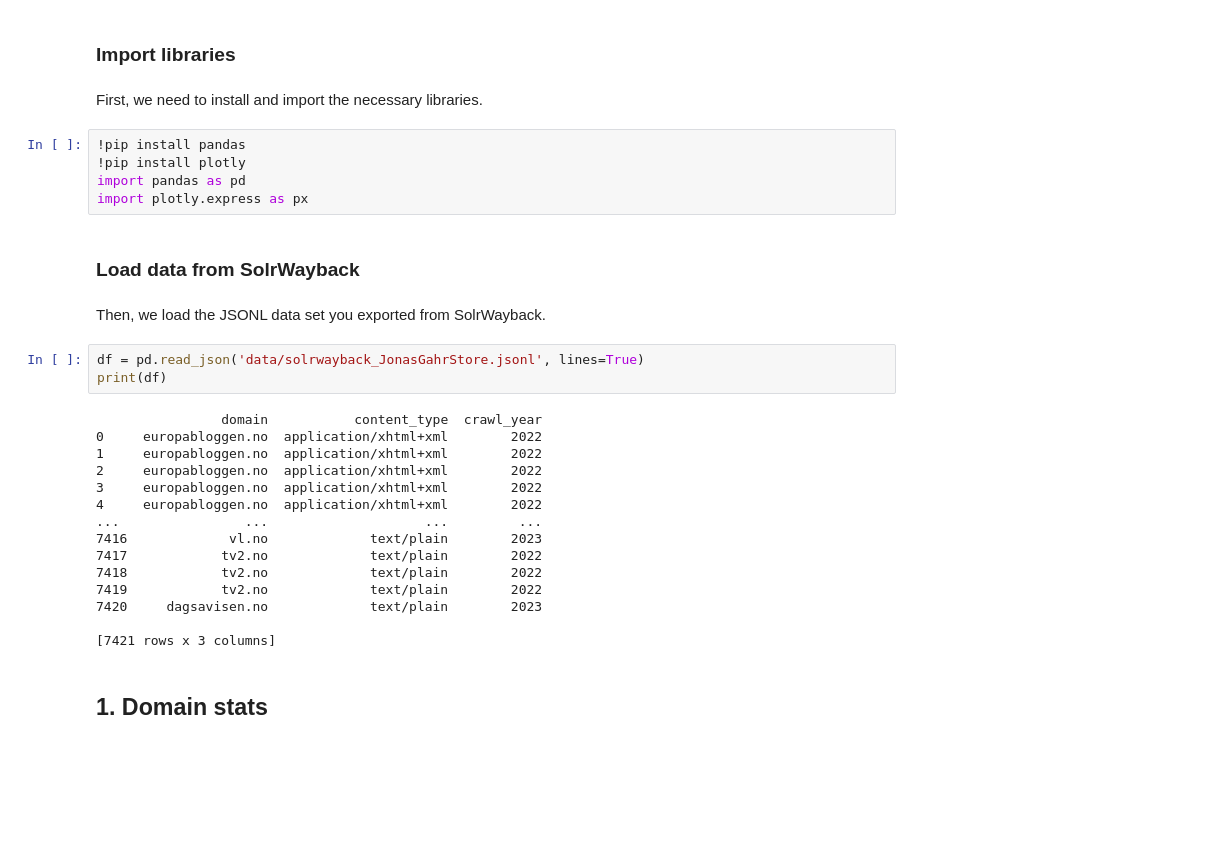
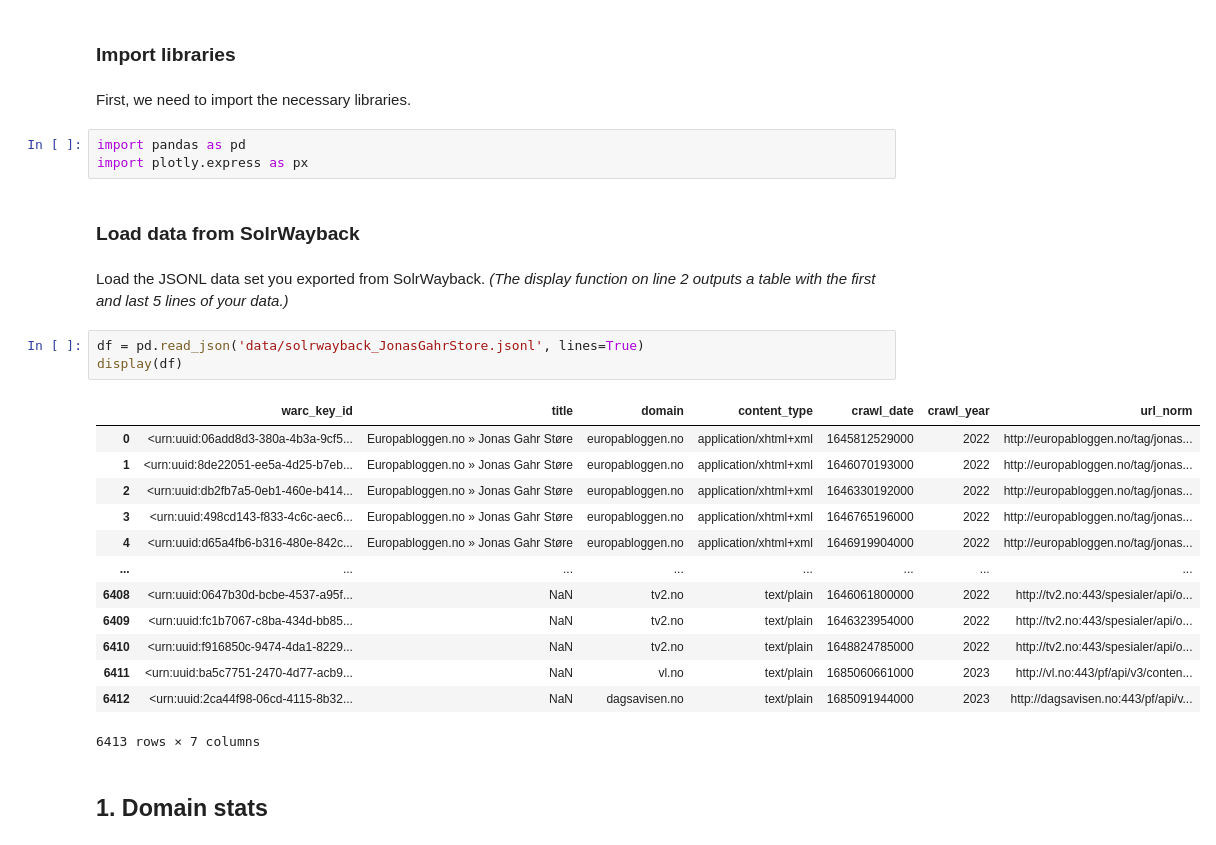
Before and after one commit to joncto/nb4solrwb, a Jupyter notebook: AnalyseSearchResults_Domains_ContentType_Year.ipynb, the cells around one changed output. Cells and saved outputs as stored; diff of their text form; blank space fills up the shorter version.

```diff
--- a/AnalyseSearchResults_Domains_ContentType_Year.ipynb
+++ b/AnalyseSearchResults_Domains_ContentType_Year.ipynb
@@ -12,34 +12,31 @@ You will need a file in JSONL format, exported from your SolrWayback query resul
 # %% [markdown]
 ### Import libraries
 # %% [markdown]
-First, we need to install and import the necessary libraries.
+First, we need to import the necessary libraries.
 # %%
-!pip install pandas
-!pip install plotly
 import pandas as pd
 import plotly.express as px
 # %% [markdown]
 ### Load data from SolrWayback
 # %% [markdown]
-Then, we load the JSONL data set you exported from SolrWayback.
+Load the JSONL data set you exported from SolrWayback. *(The display function on line 2 outputs a table with the first and last 5 lines of your data.)*
 # %%
 df = pd.read_json('data/solrwayback_JonasGahrStore.jsonl', lines=True)
-print(df)
+display(df)
 # %% [output]
+|  | warc_key_id | title | domain | content_type | crawl_date | crawl_year | url_norm |
+| 0 | <urn:uuid:06add8d3-380a-4b3a-9cf5... | Europabloggen.no » Jonas Gahr Støre | europabloggen.no | application/xhtml+xml | 1645812529000 | 2022 | http://europabloggen.no/tag/jonas... |
+| 1 | <urn:uuid:8de22051-ee5a-4d25-b7eb... | Europabloggen.no » Jonas Gahr Støre | europabloggen.no | application/xhtml+xml | 1646070193000 | 2022 | http://europabloggen.no/tag/jonas... |
+| 2 | <urn:uuid:db2fb7a5-0eb1-460e-b414... | Europabloggen.no » Jonas Gahr Støre | europabloggen.no | application/xhtml+xml | 1646330192000 | 2022 | http://europabloggen.no/tag/jonas... |
+| 3 | <urn:uuid:498cd143-f833-4c6c-aec6... | Europabloggen.no » Jonas Gahr Støre | europabloggen.no | application/xhtml+xml | 1646765196000 | 2022 | http://europabloggen.no/tag/jonas... |
+| 4 | <urn:uuid:d65a4fb6-b316-480e-842c... | Europabloggen.no » Jonas Gahr Støre | europabloggen.no | application/xhtml+xml | 1646919904000 | 2022 | http://europabloggen.no/tag/jonas... |
+| ... | ... | ... | ... | ... | ... | ... | ... |
+| 6408 | <urn:uuid:0647b30d-bcbe-4537-a95f... | NaN | tv2.no | text/plain | 1646061800000 | 2022 | http://tv2.no:443/spesialer/api/o... |
+| 6409 | <urn:uuid:fc1b7067-c8ba-434d-bb85... | NaN | tv2.no | text/plain | 1646323954000 | 2022 | http://tv2.no:443/spesialer/api/o... |
+| 6410 | <urn:uuid:f916850c-9474-4da1-8229... | NaN | tv2.no | text/plain | 1648824785000 | 2022 | http://tv2.no:443/spesialer/api/o... |
+| 6411 | <urn:uuid:ba5c7751-2470-4d77-acb9... | NaN | vl.no | text/plain | 1685060661000 | 2023 | http://vl.no:443/pf/api/v3/conten... |
+| 6412 | <urn:uuid:2ca44f98-06cd-4115-8b32... | NaN | dagsavisen.no | text/plain | 1685091944000 | 2023 | http://dagsavisen.no:443/pf/api/v... |
-                domain           content_type  crawl_year
-0     europabloggen.no  application/xhtml+xml        2022
-1     europabloggen.no  application/xhtml+xml        2022
-2     europabloggen.no  application/xhtml+xml        2022
-3     europabloggen.no  application/xhtml+xml        2022
-4     europabloggen.no  application/xhtml+xml        2022
-...                ...                    ...         ...
-7416             vl.no             text/plain        2023
-7417            tv2.no             text/plain        2022
-7418            tv2.no             text/plain        2022
-7419            tv2.no             text/plain        2022
-7420     dagsavisen.no             text/plain        2023
-
-[7421 rows x 3 columns]
+6413 rows × 7 columns
 # %% [markdown]
 ## 1. Domain stats
 # %% [markdown]
```
Also changed, not shown: parts of 8 cells of this notebook, 1 other file.
